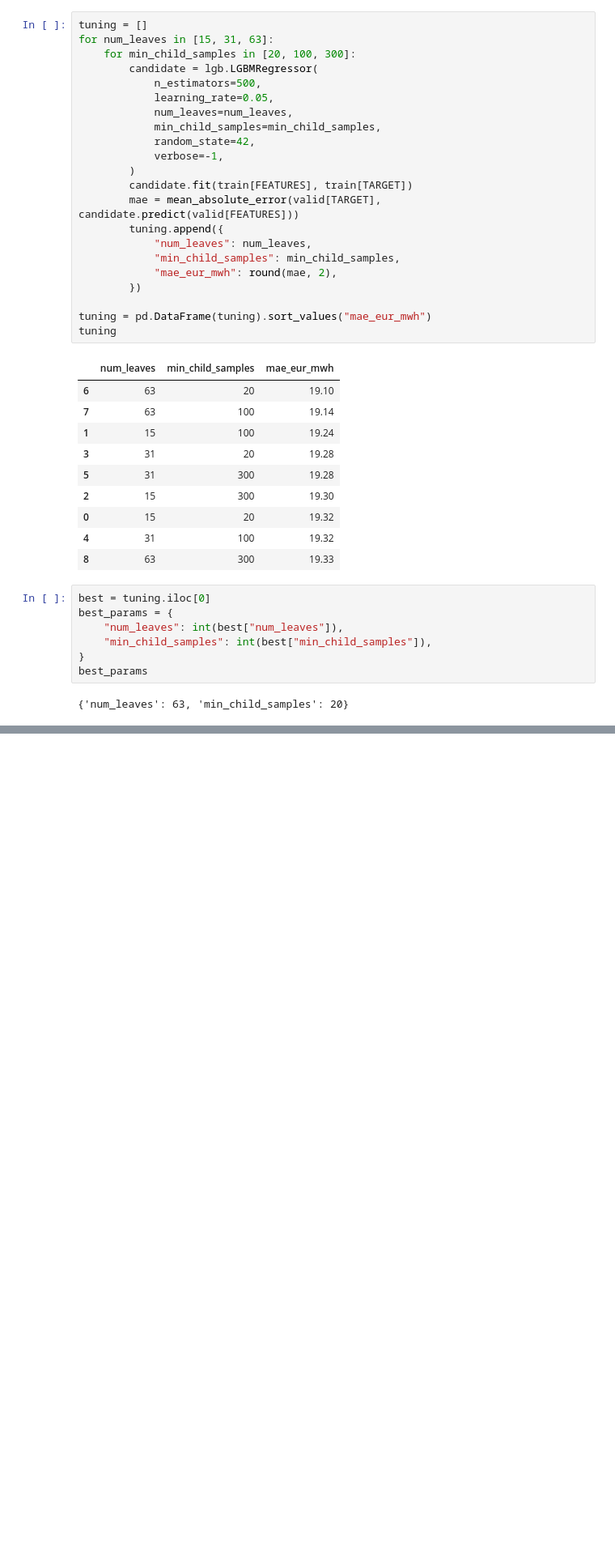
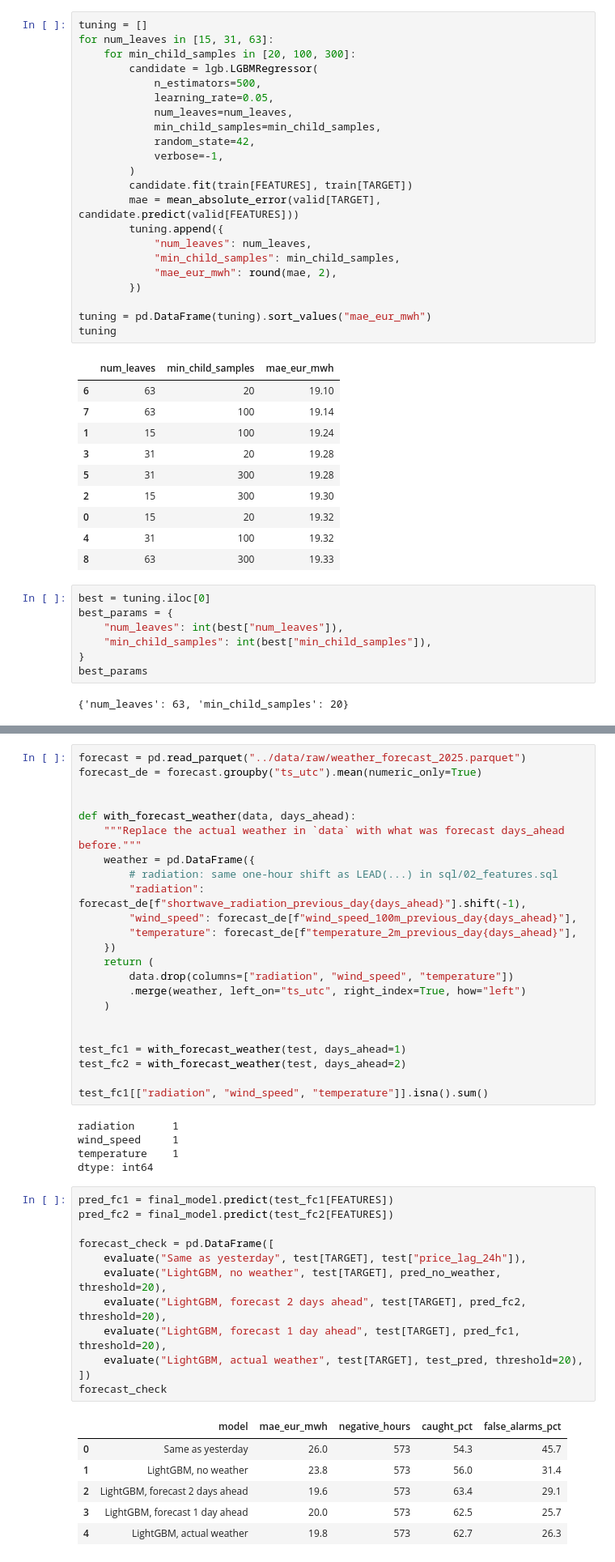
Before and after one commit to sanjudprajpurohit/Electricity-Analysis-and-forecasting, a Jupyter notebook: notebooks/05_forecast.ipynb, the cells around one changed output, grey strips where cells are left out. Shown at 81% size. Saved outputs shown, nothing was run; the diff lists cells and outputs as text; blank space fills up the shorter version.

```diff
--- a/notebooks/05_forecast.ipynb
+++ b/notebooks/05_forecast.ipynb
@@ -281,0 +495,47 @@ best_params
+# %%
+forecast = pd.read_parquet("../data/raw/weather_forecast_2025.parquet")
+forecast_de = forecast.groupby("ts_utc").mean(numeric_only=True)
+
+
+def with_forecast_weather(data, days_ahead):
+    """Replace the actual weather in `data` with what was forecast days_ahead before."""
+    weather = pd.DataFrame({
+        # radiation: same one-hour shift as LEAD(...) in sql/02_features.sql
+        "radiation": forecast_de[f"shortwave_radiation_previous_day{days_ahead}"].shift(-1),
+        "wind_speed": forecast_de[f"wind_speed_100m_previous_day{days_ahead}"],
+        "temperature": forecast_de[f"temperature_2m_previous_day{days_ahead}"],
+    })
+    return (
+        data.drop(columns=["radiation", "wind_speed", "temperature"])
+        .merge(weather, left_on="ts_utc", right_index=True, how="left")
+    )
+
+
+test_fc1 = with_forecast_weather(test, days_ahead=1)
+test_fc2 = with_forecast_weather(test, days_ahead=2)
+
+test_fc1[["radiation", "wind_speed", "temperature"]].isna().sum()
+# %% [output]
+radiation      1
+wind_speed     1
+temperature    1
+dtype: int64
+# %%
+pred_fc1 = final_model.predict(test_fc1[FEATURES])
+pred_fc2 = final_model.predict(test_fc2[FEATURES])
+
+forecast_check = pd.DataFrame([
+    evaluate("Same as yesterday", test[TARGET], test["price_lag_24h"]),
+    evaluate("LightGBM, no weather", test[TARGET], pred_no_weather, threshold=20),
+    evaluate("LightGBM, forecast 2 days ahead", test[TARGET], pred_fc2, threshold=20),
+    evaluate("LightGBM, forecast 1 day ahead", test[TARGET], pred_fc1, threshold=20),
+    evaluate("LightGBM, actual weather", test[TARGET], test_pred, threshold=20),
+])
+forecast_check
+# %% [output]
+|  | model | mae_eur_mwh | negative_hours | caught_pct | false_alarms_pct |
+| 0 | Same as yesterday | 26.0 | 573 | 54.3 | 45.7 |
+| 1 | LightGBM, no weather | 23.8 | 573 | 56.0 | 31.4 |
+| 2 | LightGBM, forecast 2 days ahead | 19.6 | 573 | 63.4 | 29.1 |
+| 3 | LightGBM, forecast 1 day ahead | 20.0 | 573 | 62.5 | 25.7 |
+| 4 | LightGBM, actual weather | 19.8 | 573 | 62.7 | 26.3 |
```
Also changed, not shown: parts of 18 cells of this notebook, 1 other file.
